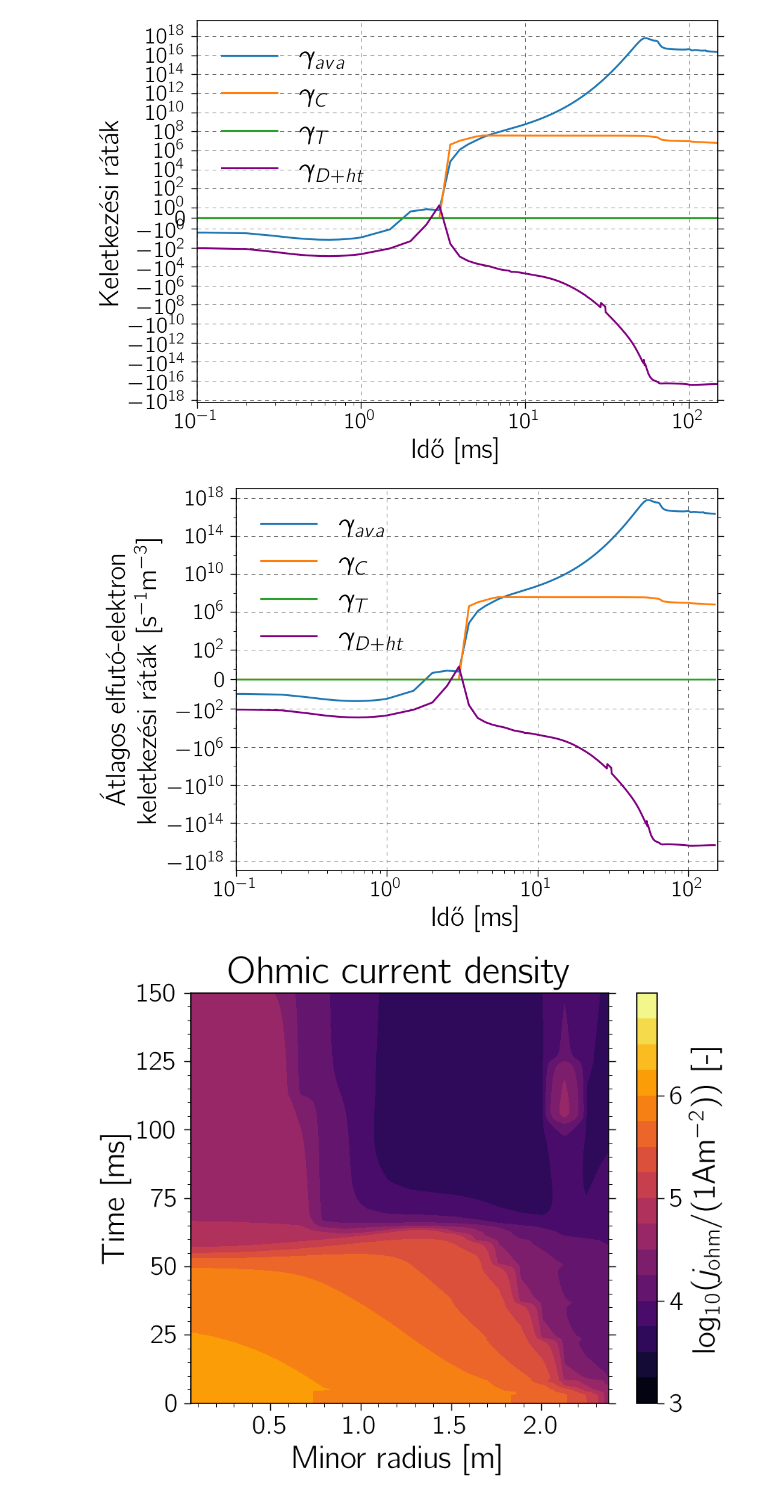
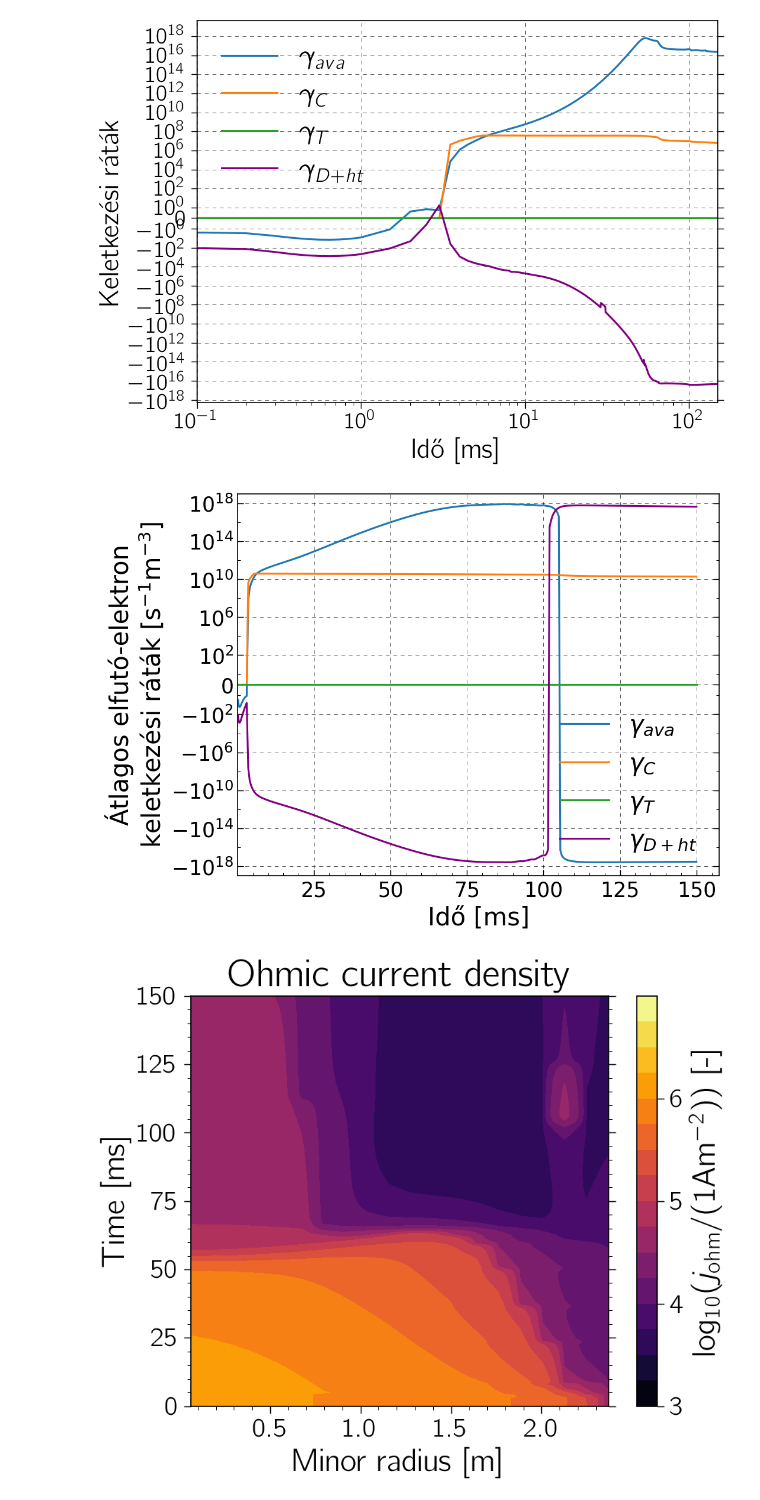
Before and after one commit to leferi99/CDO-plotting, a Jupyter notebook: main_plots.ipynb, the cells around one changed output. Drawn from its saved outputs; the diff is of its cells as text; code cells hidden in the pictures.

```diff
--- a/main_plots.ipynb
+++ b/main_plots.ipynb
@@ -242,8 +240,8 @@ VDE/
 - kin_ava2/ - pCutAvalanche - 0.01
 # %%
 parentfolder = "C:/Users/lefer/Documents/Egyetem/RE Projekt/Current/Data/"
-folder = parentfolder + "TDK/" + "2018_lowres_diff30/"
-#folder = parentfolder + "VDE/lessCompton2/"
+#folder = parentfolder + "TDK/" + "2018_lowres_diff30/"
+folder = parentfolder + "VDE/kin_ava2/"
 plt.close('all')
 # %%
 # read data
@@ -296,7 +293,7 @@ Resolution: (120, 15)
 
 language = "EN HU"  # "HU" or "EN" or other custom dictinary,
                     # add "notitle" if no title is needed for the 2D plots
-latex = True
+latex = False
 sansserif = True
 figures = True
 notzoomed = True
@@ -760,26 +757,26 @@ if 1:
 # %%
 fig = plt.figure(figsize=(7, 5))
 plt.subplot(1, 1, 1)  # rows, columns, index
 # For example fig.add_subplot(3, 1, (1, 2)) makes a subplot that spans the upper 2/3 of the figure
 plt.plot(concat.timegrid_ms, np.sum(concat.gammaAva * concat.n_re, axis=1) / len(concat.radialgrid), label=r"$\gamma_{ava}$")
 plt.plot(concat.timegrid_ms, np.sum(concat.gammaCompton, axis=1) / len(concat.radialgrid), label=r"$\gamma_C$")
 plt.plot(concat.timegrid_ms, np.sum(concat.gammaTritium, axis=1) / len(concat.radialgrid), label=r"$\gamma_T$")
 plt.plot(concat.timegrid_ms, np.sum(concat.flux_to_RE, axis=1) / len(concat.radialgrid), label=r"$\gamma_{D+ht}$", c="purple")
 
 plt.ylabel("Átlagos elfutó-elektron\n" r"keletkezési ráták [s$^{-1}$m$^{-3}$]")
 plt.xlabel('Idő [ms]')
 plt.tick_params('x', labelbottom=True)
 
 plt.ylim(-1e19, 1e19)
 plt.yscale('symlog', linthresh=1)
 plt.xlim(0.1, None)
-plt.xscale("log")
+#plt.xscale("log")
 plt.yticks(ticks=[1e18, 1e14, 1e10, 1e6, 1e2, 0, -1e2, -1e6, -1e10, -1e14, -1e18])
 plt.legend()
 #plt.grid(which="both")
 plt.show()
 # %% [output]
-[figure, old version]
+[figure, new version]
 # %%
 
 ################# 2D ##################
```
Also changed, not shown: parts of 3 cells of this notebook, 4 other files.
